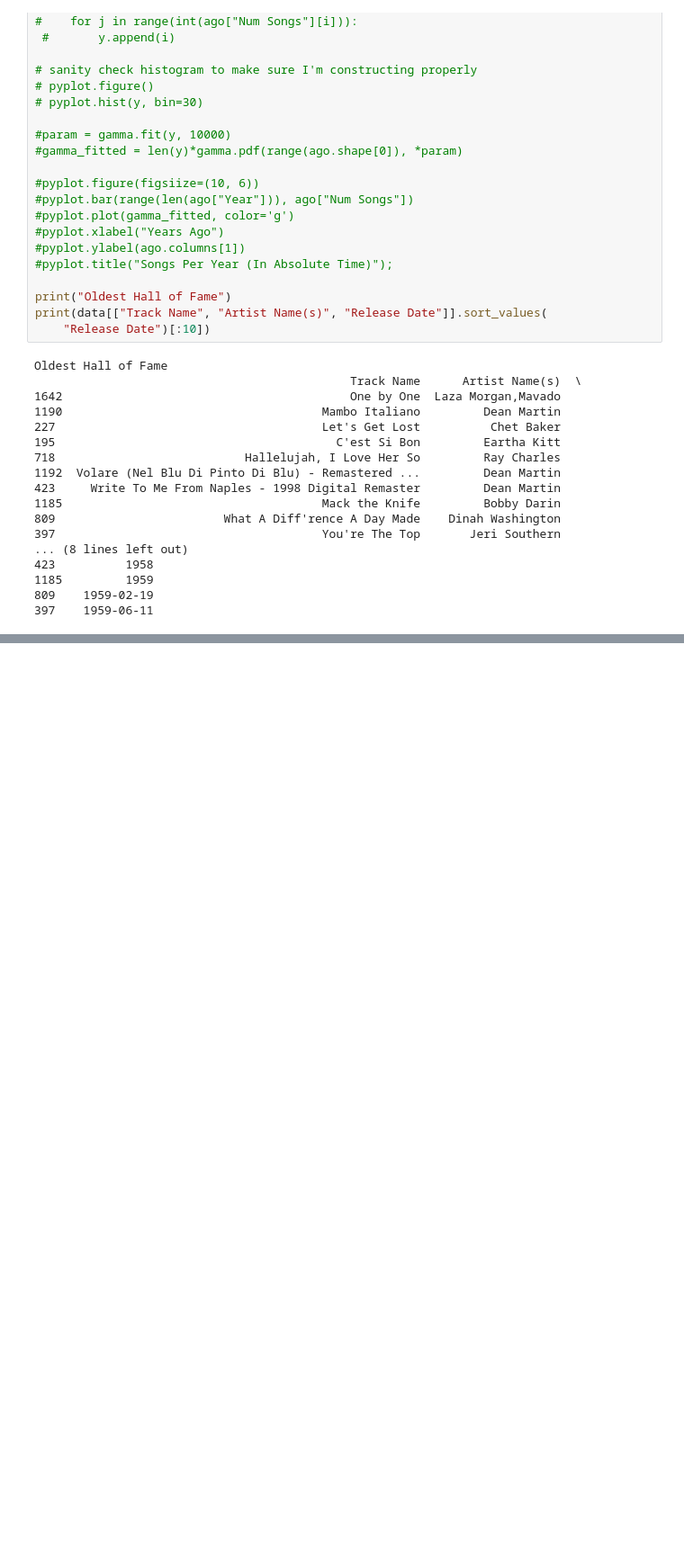
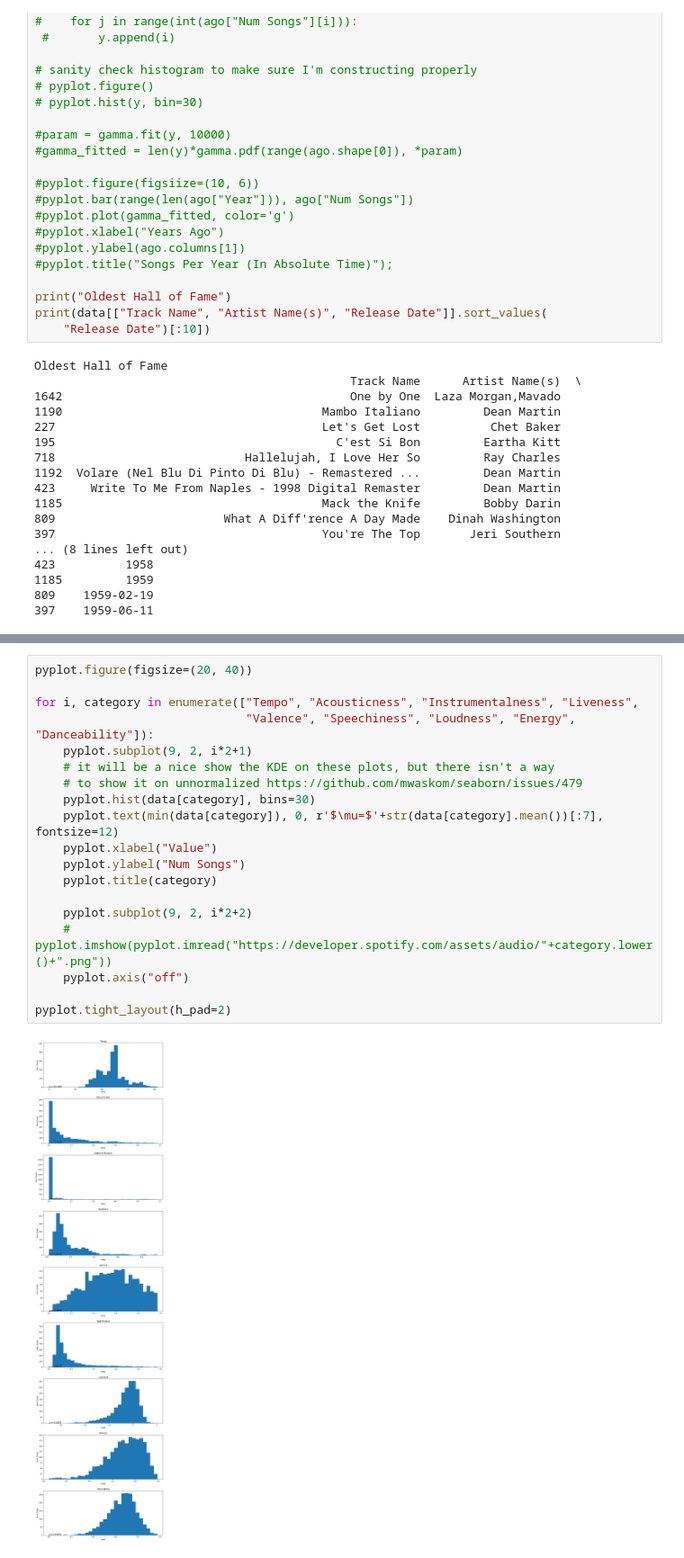
Before and after one commit to Mvoii/myspotify-analysis, a Jupyter notebook: taste-analysis.ipynb, the cells around one changed output, grey strips where cells are left out. Shown at 90% size. Drawn from its saved outputs; the diff is of its cells as text; blank space fills up the shorter version.

```diff
--- a/taste-analysis.ipynb
+++ b/taste-analysis.ipynb
@@ -351,0 +441,21 @@ Oldest Hall of Fame
+# %%
+pyplot.figure(figsize=(20, 40))
+
+for i, category in enumerate(["Tempo", "Acousticness", "Instrumentalness", "Liveness",
+                              "Valence", "Speechiness", "Loudness", "Energy", "Danceability"]):
+    pyplot.subplot(9, 2, i*2+1)
+    # it will be a nice show the KDE on these plots, but there isn't a way
+    # to show it on unnormalized https://github.com/mwaskom/seaborn/issues/479
+    pyplot.hist(data[category], bins=30)
+    pyplot.text(min(data[category]), 0, r'$\mu=$'+str(data[category].mean())[:7], fontsize=12)
+    pyplot.xlabel("Value")
+    pyplot.ylabel("Num Songs")
+    pyplot.title(category)
+
+    pyplot.subplot(9, 2, i*2+2)
+    # pyplot.imshow(pyplot.imread("https://developer.spotify.com/assets/audio/"+category.lower()+".png"))
+    pyplot.axis("off")
+
+pyplot.tight_layout(h_pad=2)
+# %% [output]
+[figure, added]
```
Also changed, not shown: parts of 18 cells of this notebook.
